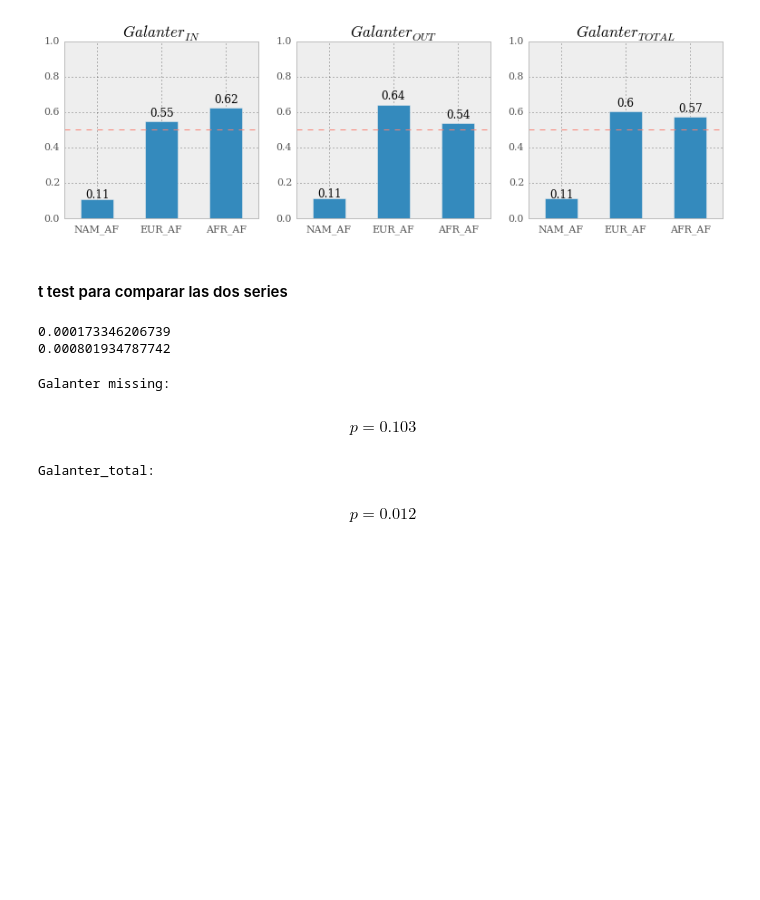
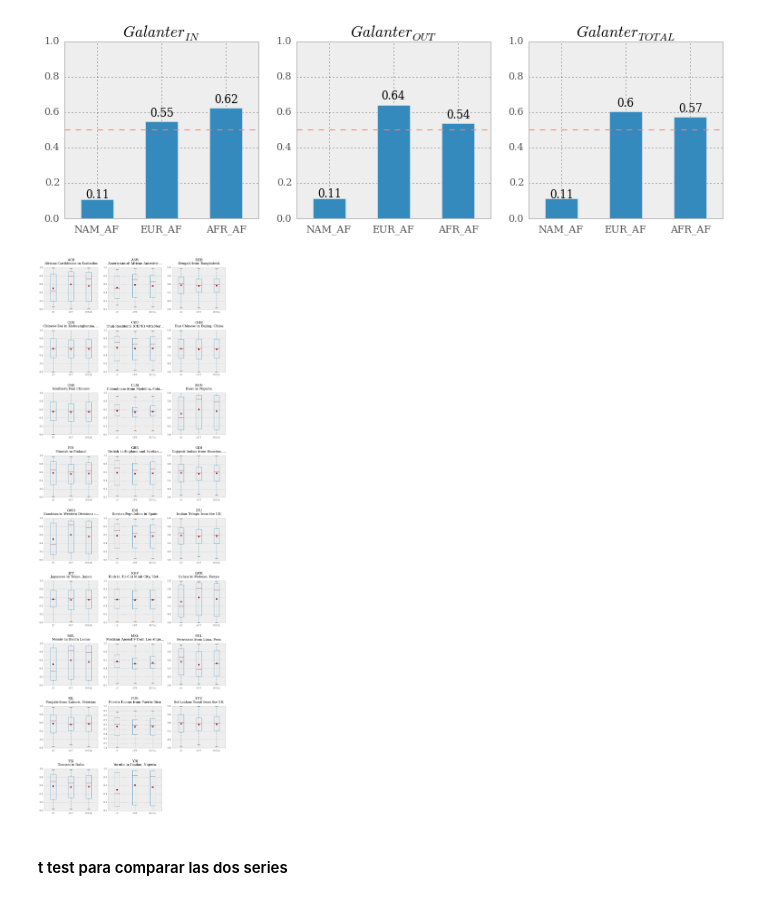
Before and after one commit to jmberros/tesina, a Jupyter notebook: Galanter_AIMs_NEW.ipynb, the cells around one changed output. Saved outputs shown, nothing was run; the diff lists cells and outputs as text; code cells hidden in the pictures; blank space fills up the shorter version.

```diff
--- a/Galanter_AIMs_NEW.ipynb
+++ b/Galanter_AIMs_NEW.ipynb
@@ -294,34 +307,29 @@ fig.set_figheight(3.5)
 plt.show()
 # %% [output]
 [figure]
+# %%
+% run helpers/text_helpers.py
+
+populations_to_plot = set(samples.population.unique()) | \
+                      set(samples.super_population.unique())
+
+get_freqs = lambda df: df.join(frequencies_1000g)[list(populations_to_plot)]
+
+fig = plt.figure(figsize=(15, 45))
+
+for i, population in enumerate(frequencies_1000g.columns[:-6]):  # Quitar el -9
+    ax = plt.subplot(9, 3, i+1)
+    pop_description = population_names.loc[population]['Population Description']
+    ax.set_title(population + "\n" + trunc_text(pop_description, 30), y=1.05, fontsize=15)
+
+    pd.DataFrame({
+        '$TOTAL$': get_freqs(galanter)[population],
+        '$IN$': get_freqs(present)[population],
+        '$OUT$': get_freqs(missing)[population],
+    }).boxplot(ax=ax, showmeans=True, return_type='both')
+
+plt.show()
+# %% [output]
+[figure, added]
 # %% [markdown]
 #### t test para comparar las dos series
-# %%
-extract_mean_freqs = lambda df: df.join(frequencies_1000g).iloc[:, 11:-6].mean()
-
-galanter_mean_frequencies = extract_mean_freqs(galanter)
-missing_mean_frequencies = extract_mean_freqs(missing)
-present_mean_frequencies = extract_mean_freqs(present)
-
-# t-test assumes equal variances between the two sets?
-
-print(galanter_mean_frequencies.var())
-print(missing_mean_frequencies.var())
-# %% [output]
-0.000173346206739
-0.000801934787742
-# %%
-import scipy
-
-ntest, p_val = scipy.stats.mstats.normaltest(present_mean_frequencies)
-print("Galanter missing:")
-m("$p = {}$".format(round(p_val,3)))
-
-ntest, p_val = scipy.stats.mstats.normaltest(galanter_mean_frequencies)
-print("Galanter_total:")
-m("$p = {}$".format(round(p_val, 3)))
-# %% [output]
-Galanter missing:
-$$p = 0.103$$
-Galanter_total:
-$$p = 0.012$$
```
Also changed, not shown: parts of 30 cells of this notebook, 3 other files.
